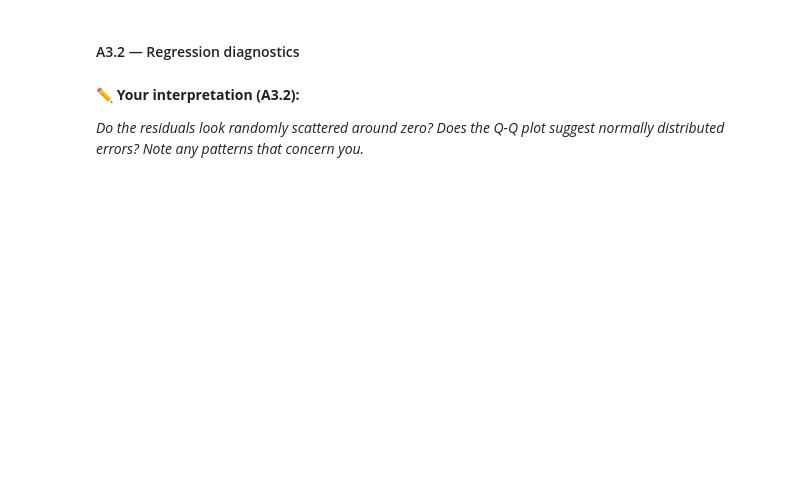
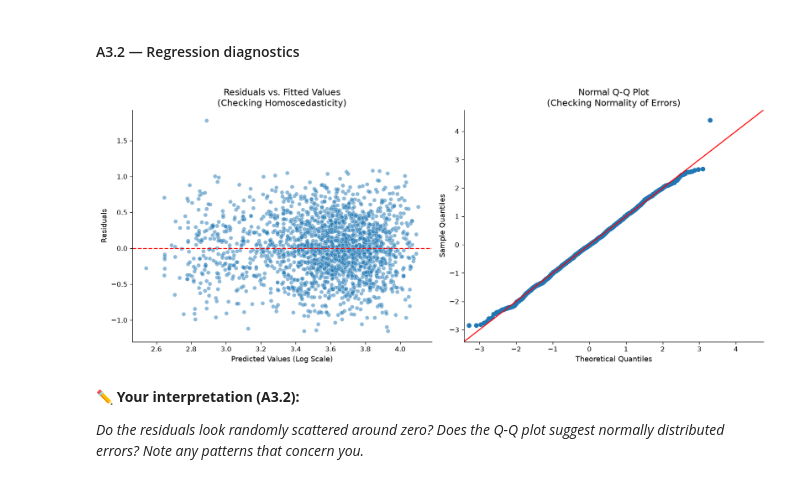
Before and after one commit to cda79/IAT461-Assignment02, a Jupyter notebook: IAT461_A2_Scaffold.ipynb, the cells around one changed output. Cells and saved outputs as stored; diff of their text form; code cells hidden in the pictures; blank space fills up the shorter version.

```diff
--- a/IAT461_A2_Scaffold.ipynb
+++ b/IAT461_A2_Scaffold.ipynb
@@ -579,19 +587,39 @@ significant predictors are:
 # %% [markdown]
 #### A3.2 — Regression diagnostics
 # %%
-BEGIN
-    Extract predictions and error terms (residuals) from regression model
-    Initialize a side-by-side diagnostic visualization layout
+import matplotlib.pyplot as plt
+import scipy.stats as stats
+import seaborn as sns
+import statsmodels.api as sm
 
-    // Check for uniform variance (homoscedasticity)
-    Draw scatter plot of prediction values vs residuals
-    Overlay a horizontal zero-error baseline reference line
+# BEGIN
+# Extract predictions and error terms (residuals) from regression model
+fitted_values = model_ols.fittedvalues
+residuals = model_ols.resid
 
-    // Check for normality of errors
-    Draw a Q-Q plot of residuals against a normal theoretical distribution
+# Initialize a side-by-side diagnostic visualization layout
+fig, axes = plt.subplots(1, 2, figsize=(14, 6))
 
-    Render diagnostic plots
-END
+# // Check for uniform variance (homoscedasticity)
+# Draw scatter plot of prediction values vs residuals
+sns.scatterplot(x=fitted_values, y=residuals, alpha=0.5, ax=axes[0])
+# Overlay a horizontal zero-error baseline reference line
+axes[0].axhline(y=0, color="red", linestyle="--", linewidth=1.5)
+axes[0].set_title("Residuals vs. Fitted Values")
+axes[0].set_xlabel("Predicted Values (Logged)")
+axes[0].set_ylabel("Residuals")
+
+# // Check for normality of errors
+# Draw a Q-Q plot of residuals against a normal theoretical distribution
+sm.qqplot(residuals, line="45", fit=True, ax=axes[1])
+axes[1].set_title("Normal Q-Q Plot")
+
+# Render diagnostic plots
+plt.tight_layout()
+plt.show()
+# END
+# %% [output]
+[figure, added]
 # %% [markdown]
 **✏️ Your interpretation (A3.2):**
 
```
Also changed, not shown: parts of 3 cells of this notebook.
